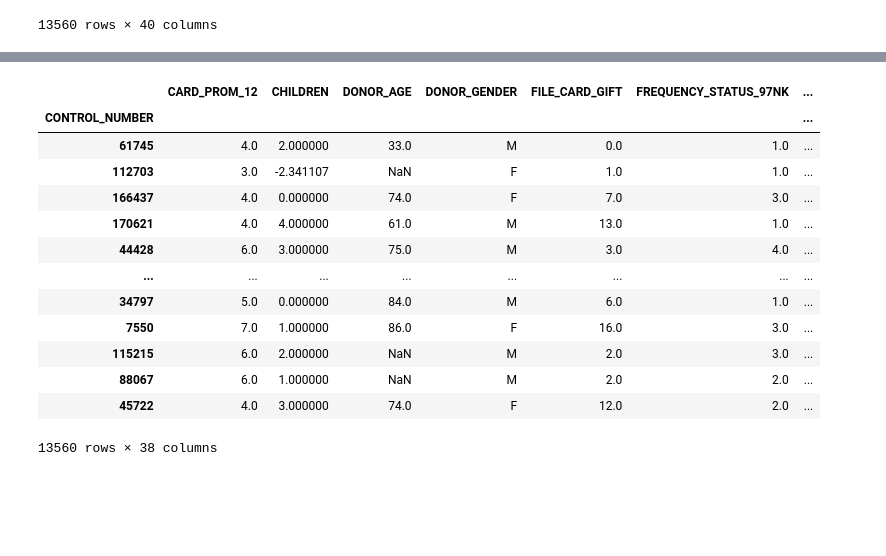
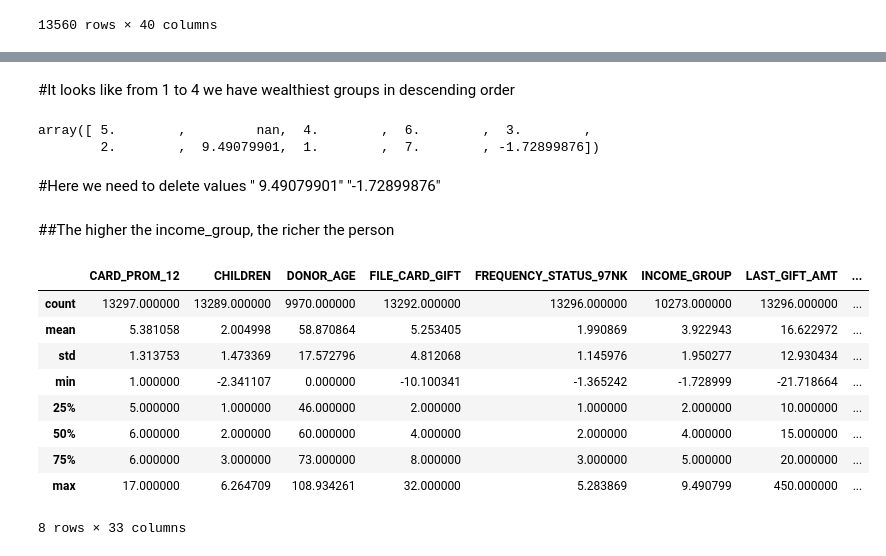
Before and after one commit to iddadobroc/DSML_Group11_Clustering, a Jupyter notebook: DSML_Group11.ipynb, the cells around one changed output, grey strips where cells are left out. Saved outputs shown, nothing was run; the diff lists cells and outputs as text; code cells hidden in the pictures; blank space fills up the shorter version.

```diff
--- a/DSML_Group11.ipynb
+++ b/DSML_Group11.ipynb
@@ -89,0 +127,2 @@ df
+# %%
+df.set_index("CONTROL_NUMBER", inplace = True)
@@ -110,2 +462,0 @@ df1
-# %%
-df1.set_index("CONTROL_NUMBER", inplace = True)
@@ -112,17 +553,24 @@ df1.set_index("CONTROL_NUMBER", inplace = True)
+# %% [markdown]
+#It looks like from 1 to 4 we have wealthiest groups in descending order
+# %%
+df1["INCOME_GROUP"].unique()
+# %% [output]
+array([ 5.        ,         nan,  4.        ,  6.        ,  3.        ,
+        2.        ,  9.49079901,  1.        ,  7.        , -1.72899876])
+# %% [markdown]
+#Here we need to delete values " 9.49079901" "-1.72899876"
+# %% [markdown]
+##The higher the income_group, the richer the person
 # %%
-df1
+df1.describe()
 # %% [output]
-|  | CARD_PROM_12 | CHILDREN | DONOR_AGE | DONOR_GENDER | FILE_CARD_GIFT | FREQUENCY_STATUS_97NK | ... |
-| CONTROL_NUMBER |  |  |  |  |  |  | ... |
-| 61745 | 4.0 | 2.000000 | 33.0 | M | 0.0 | 1.0 | ... |
-| 112703 | 3.0 | -2.341107 | NaN | F | 1.0 | 1.0 | ... |
-| 166437 | 4.0 | 0.000000 | 74.0 | F | 7.0 | 3.0 | ... |
-| 170621 | 4.0 | 4.000000 | 61.0 | M | 13.0 | 1.0 | ... |
-| 44428 | 6.0 | 3.000000 | 75.0 | M | 3.0 | 4.0 | ... |
-| ... | ... | ... | ... | ... | ... | ... | ... |
-| 34797 | 5.0 | 0.000000 | 84.0 | M | 6.0 | 1.0 | ... |
-| 7550 | 7.0 | 1.000000 | 86.0 | F | 16.0 | 3.0 | ... |
-| 115215 | 6.0 | 2.000000 | NaN | M | 2.0 | 3.0 | ... |
-| 88067 | 6.0 | 1.000000 | NaN | M | 2.0 | 2.0 | ... |
-| 45722 | 4.0 | 3.000000 | 74.0 | F | 12.0 | 2.0 | ... |
+|  | CARD_PROM_12 | CHILDREN | DONOR_AGE | FILE_CARD_GIFT | FREQUENCY_STATUS_97NK | INCOME_GROUP | LAST_GIFT_AMT | ... |
+| count | 13297.000000 | 13289.000000 | 9970.000000 | 13292.000000 | 13296.000000 | 10273.000000 | 13296.000000 | ... |
+| mean | 5.381058 | 2.004998 | 58.870864 | 5.253405 | 1.990869 | 3.922943 | 16.622972 | ... |
+| std | 1.313753 | 1.473369 | 17.572796 | 4.812068 | 1.145976 | 1.950277 | 12.930434 | ... |
+| min | 1.000000 | -2.341107 | 0.000000 | -10.100341 | -1.365242 | -1.728999 | -21.718664 | ... |
+| 25% | 5.000000 | 1.000000 | 46.000000 | 2.000000 | 1.000000 | 2.000000 | 10.000000 | ... |
+| 50% | 6.000000 | 2.000000 | 60.000000 | 4.000000 | 2.000000 | 4.000000 | 15.000000 | ... |
+| 75% | 6.000000 | 3.000000 | 73.000000 | 8.000000 | 3.000000 | 5.000000 | 20.000000 | ... |
+| max | 17.000000 | 6.264709 | 108.934261 | 32.000000 | 5.283869 | 9.490799 | 450.000000 | ... |
-13560 rows × 38 columns
+8 rows × 33 columns
```
Also changed, not shown: parts of 25 cells of this notebook.
